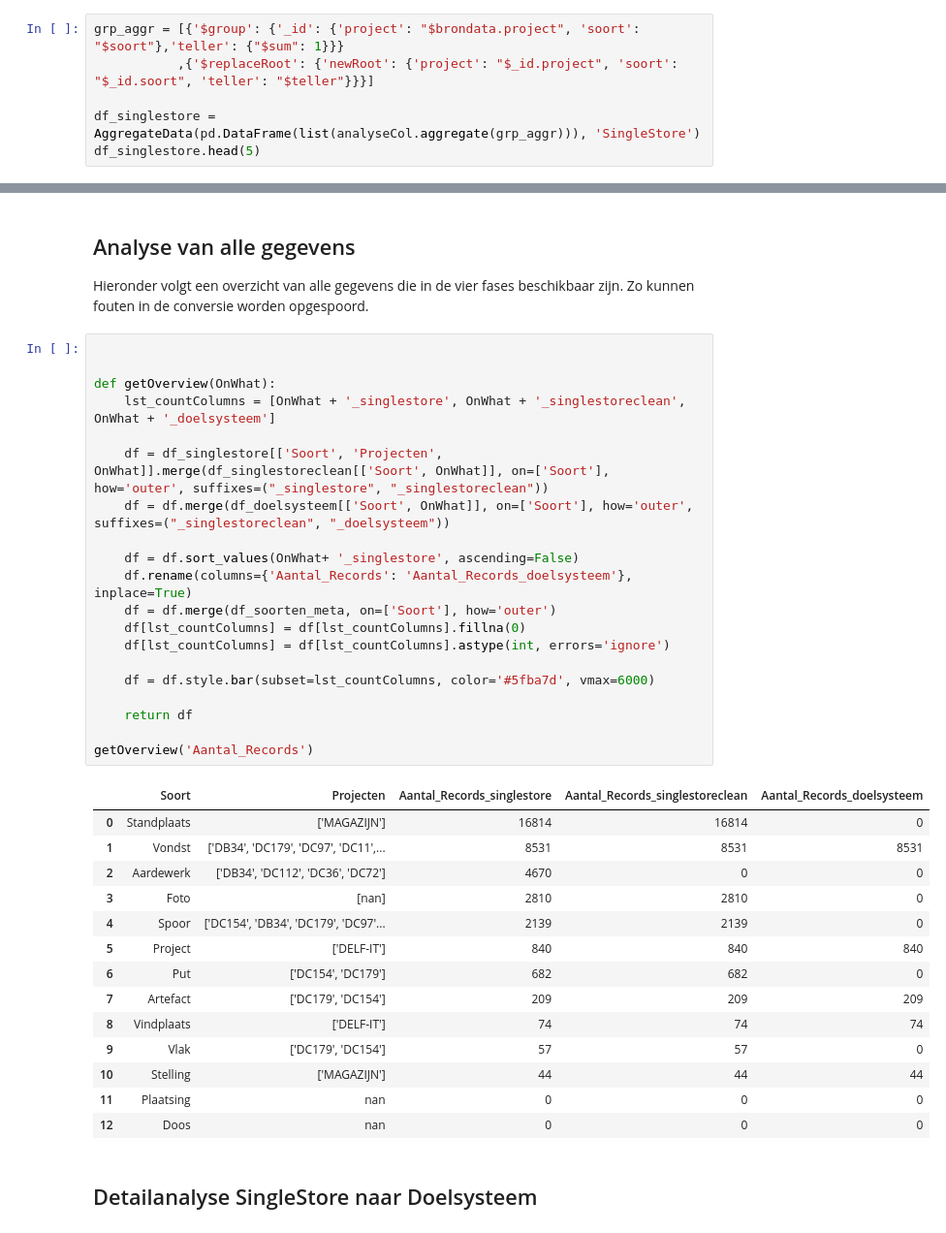
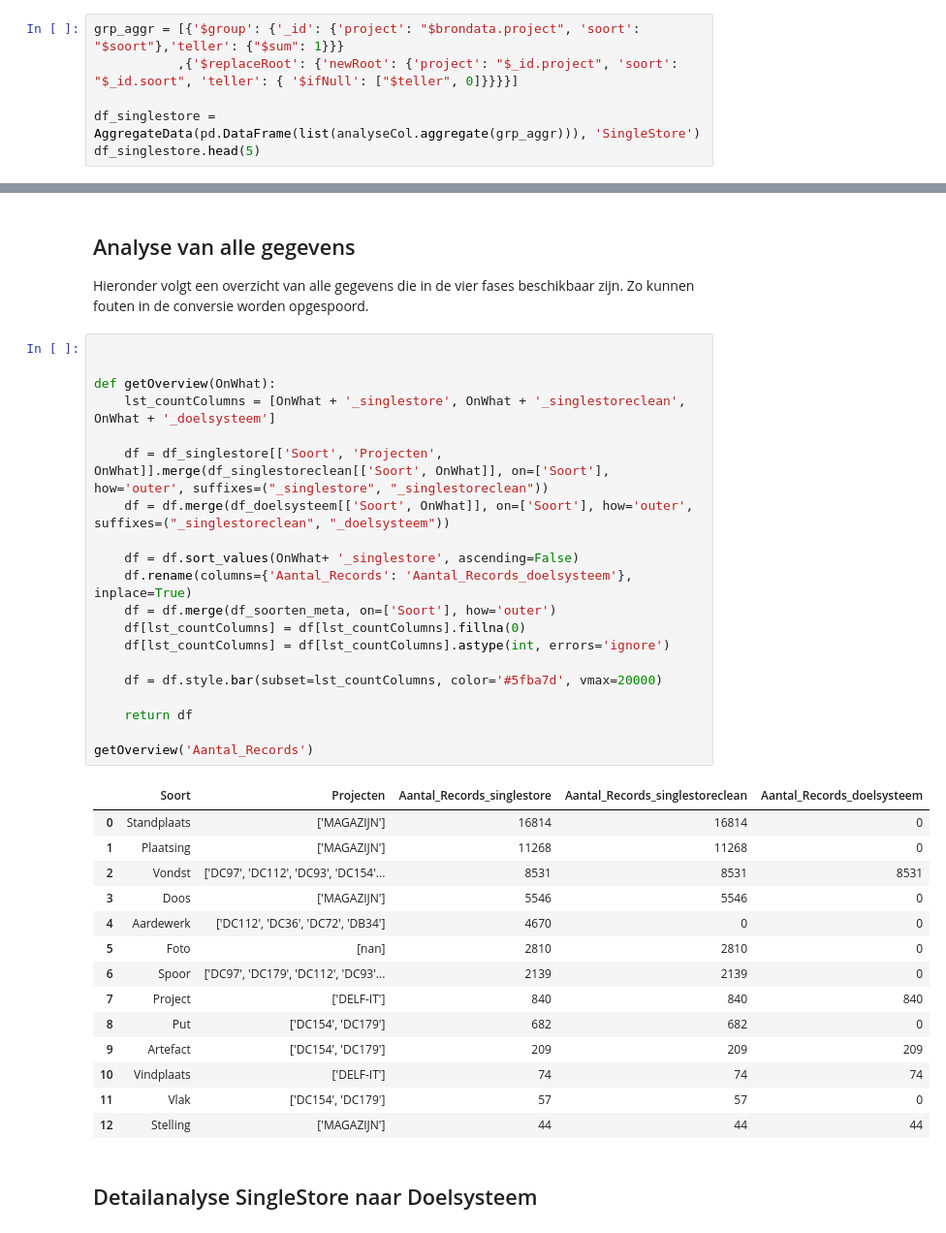
Before and after one commit to brienen/wasstraat_archeologische_data, a Jupyter notebook: notebooks/Analyse Objecten.ipynb, the cells around one changed output, grey strips where cells are left out. Shown: that part at 97% size. Cells and saved outputs as stored; diff of their text form.

```diff
--- a/notebooks/Analyse Objecten.ipynb
+++ b/notebooks/Analyse Objecten.ipynb
@@ -49,7 +35,7 @@ def AggregateData(df, fase):
     return df
 # %%
 grp_aggr = [{'$group': {'_id': {'project': "$brondata.project", 'soort': "$soort"},'teller': {"$sum": 1}}}
-           ,{'$replaceRoot': {'newRoot': {'project': "$_id.project", 'soort': "$_id.soort", 'teller': "$teller"}}}]
+           ,{'$replaceRoot': {'newRoot': {'project': "$_id.project", 'soort': "$_id.soort", 'teller': { '$ifNull': ["$teller", 0]}}}}]
 
 df_singlestore = AggregateData(pd.DataFrame(list(analyseCol.aggregate(grp_aggr))), 'SingleStore')
 df_singlestore.head(5)
@@ -112,38 +98,38 @@ Hieronder volgt een overzicht van alle gegevens die in de vier fases beschikbaar
 # %%
 
 
 def getOverview(OnWhat):
     lst_countColumns = [OnWhat + '_singlestore', OnWhat + '_singlestoreclean', OnWhat + '_doelsysteem']
 
     df = df_singlestore[['Soort', 'Projecten', OnWhat]].merge(df_singlestoreclean[['Soort', OnWhat]], on=['Soort'], how='outer', suffixes=("_singlestore", "_singlestoreclean"))
     df = df.merge(df_doelsysteem[['Soort', OnWhat]], on=['Soort'], how='outer', suffixes=("_singlestoreclean", "_doelsysteem"))
 
     df = df.sort_values(OnWhat+ '_singlestore', ascending=False)
     df.rename(columns={'Aantal_Records': 'Aantal_Records_doelsysteem'}, inplace=True)
     df = df.merge(df_soorten_meta, on=['Soort'], how='outer')
     df[lst_countColumns] = df[lst_countColumns].fillna(0)
     df[lst_countColumns] = df[lst_countColumns].astype(int, errors='ignore')
 
-    df = df.style.bar(subset=lst_countColumns, color='#5fba7d', vmax=6000)
+    df = df.style.bar(subset=lst_countColumns, color='#5fba7d', vmax=20000)
 
     return df
 
 getOverview('Aantal_Records')
 # %% [output]
 |  | Soort | Projecten | Aantal_Records_singlestore | Aantal_Records_singlestoreclean | Aantal_Records_doelsysteem |
 | 0 | Standplaats | ['MAGAZIJN'] | 16814 | 16814 | 0 |
-| 1 | Vondst | ['DB34', 'DC179', 'DC97', 'DC11',... | 8531 | 8531 | 8531 |
-| 2 | Aardewerk | ['DB34', 'DC112', 'DC36', 'DC72'] | 4670 | 0 | 0 |
-| 3 | Foto | [nan] | 2810 | 2810 | 0 |
-| 4 | Spoor | ['DC154', 'DB34', 'DC179', 'DC97'... | 2139 | 2139 | 0 |
-| 5 | Project | ['DELF-IT'] | 840 | 840 | 840 |
-| 6 | Put | ['DC154', 'DC179'] | 682 | 682 | 0 |
-| 7 | Artefact | ['DC179', 'DC154'] | 209 | 209 | 209 |
-| 8 | Vindplaats | ['DELF-IT'] | 74 | 74 | 74 |
-| 9 | Vlak | ['DC179', 'DC154'] | 57 | 57 | 0 |
-| 10 | Stelling | ['MAGAZIJN'] | 44 | 44 | 44 |
-| 11 | Plaatsing | nan | 0 | 0 | 0 |
-| 12 | Doos | nan | 0 | 0 | 0 |
+| 1 | Plaatsing | ['MAGAZIJN'] | 11268 | 11268 | 0 |
+| 2 | Vondst | ['DC97', 'DC112', 'DC93', 'DC154'... | 8531 | 8531 | 8531 |
+| 3 | Doos | ['MAGAZIJN'] | 5546 | 5546 | 0 |
+| 4 | Aardewerk | ['DC112', 'DC36', 'DC72', 'DB34'] | 4670 | 0 | 0 |
+| 5 | Foto | [nan] | 2810 | 2810 | 0 |
+| 6 | Spoor | ['DC97', 'DC179', 'DC112', 'DC93'... | 2139 | 2139 | 0 |
+| 7 | Project | ['DELF-IT'] | 840 | 840 | 840 |
+| 8 | Put | ['DC154', 'DC179'] | 682 | 682 | 0 |
+| 9 | Artefact | ['DC154', 'DC179'] | 209 | 209 | 209 |
+| 10 | Vindplaats | ['DELF-IT'] | 74 | 74 | 74 |
+| 11 | Vlak | ['DC154', 'DC179'] | 57 | 57 | 0 |
+| 12 | Stelling | ['MAGAZIJN'] | 44 | 44 | 44 |
 # %% [markdown]
 ## Detailanalyse SingleStore naar Doelsysteem
 # %%
```
Also changed, not shown: parts of 4 cells of this notebook, 3 other files.
